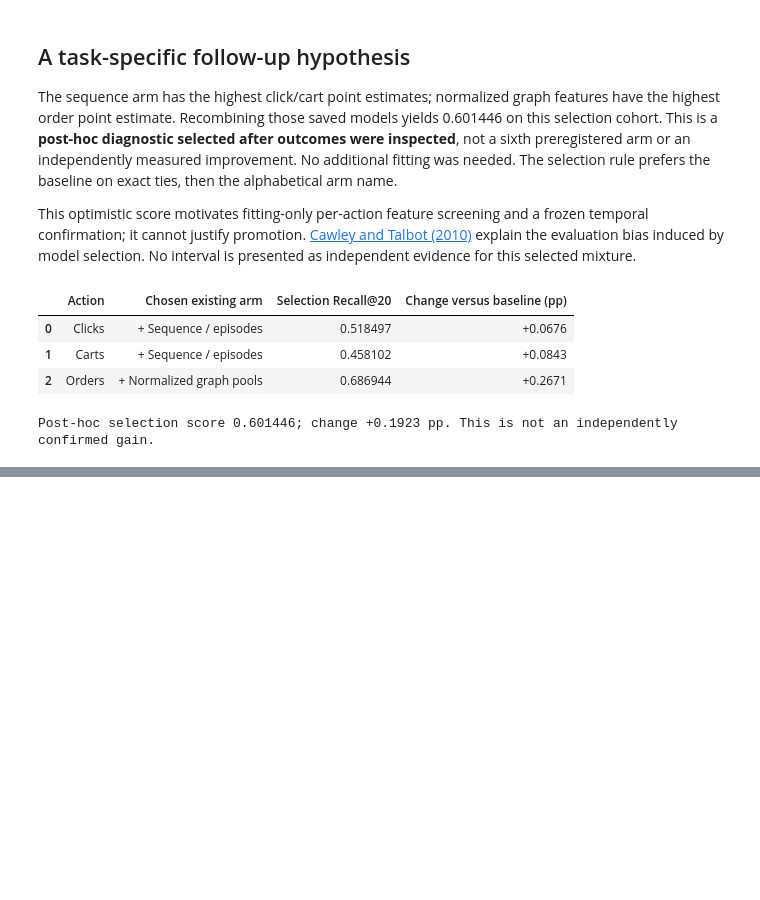
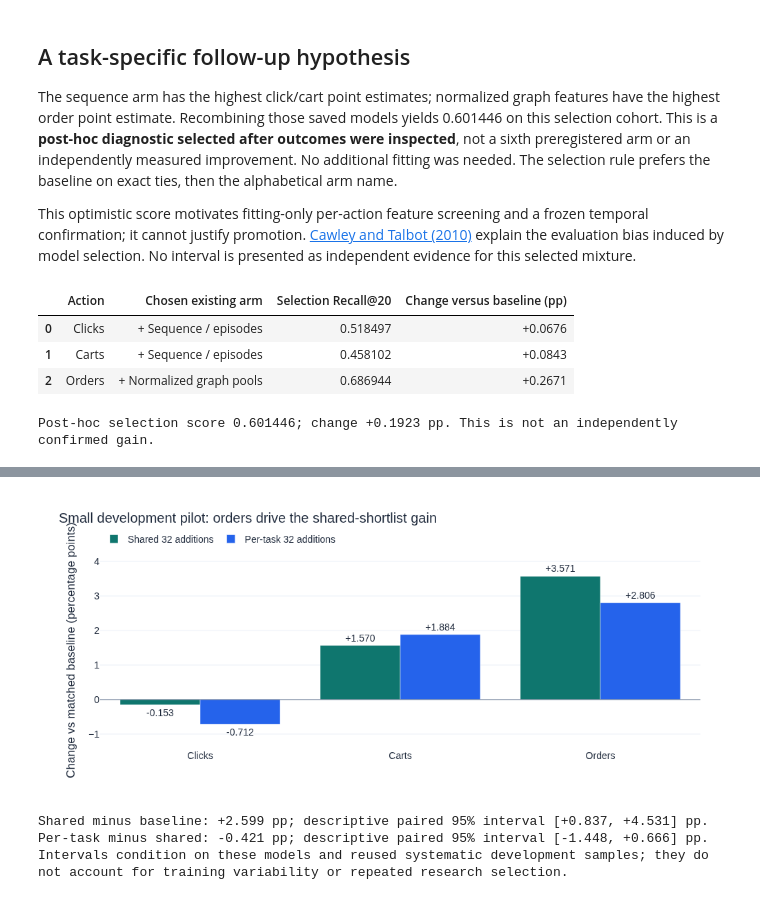
Before and after one commit to alvaromendizabal/otto-recommender-system, a Jupyter notebook: notebooks/09_controlled_feature_study.ipynb, the cells around one changed output, grey strips where cells are left out. Drawn from its saved outputs; the diff is of its cells as text; code cells hidden in the pictures; blank space fills up the shorter version.

Commit message:
research: publish audited task-feature pilot, executed notebooks and bounded next stage

```diff
--- a/notebooks/09_controlled_feature_study.ipynb
+++ b/notebooks/09_controlled_feature_study.ipynb
@@ -819,0 +826,28 @@ Next, reuse the certified feature caches to separate funnel from episode and row
+# %%
+task_run = load('task_feature_run.json')
+for name, expected in task_run['files'].items():
+    assert hashlib.sha256((DATA / name).read_bytes()).hexdigest() == expected, name
+task_result = load('task_feature_results.json')
+task_audit = load('task_feature_audit.json')
+task_screen = load('task_feature_screening.json')
+assert task_run['observed']['ProcessingJobStatus'] == 'Completed'
+assert task_audit['status'] == task_result['status'] == 'passed'
+assert task_audit['native_rankers_verified'] == 9
+assert task_audit['training_free_replay']['training_calls'] == 0
+assert task_audit['training_free_replay']['all_models_and_metrics_identical']
+assert task_result['evaluation_access'] is False and task_result['kaggle_promotion'] is False
+assert task_result['inputs']['fit']['sessions'] == 5120
+assert task_result['inputs']['selection']['sessions'] == 2048
+assert task_screen['study_id'] == task_result['study_id'] == task_run['study_id']
+arm_labels = {'baseline': '102-column baseline', 'shared': 'Shared 32 additions', 'per_task': 'Per-task 32 additions'}
+small_reference = task_result['arms']['baseline']['weighted_recall_at_20']
+rows = []
+for arm, label in arm_labels.items():
+    summary = task_result['arms'][arm]
+    pooled = sum(weights[action] * summary['objectives'][action]['hits'] / summary['objectives'][action]['denominator'] for action in weights)
+    assert abs(pooled - summary['weighted_recall_at_20']) < 1e-12
+    rows.append({'Arm': label, 'Weighted Recall@20': pooled, 'Change vs baseline (pp)': 100 * (pooled - small_reference),
+                 **{action.title(): summary['objectives'][action]['recall_at_20'] for action in weights}})
+display(pd.DataFrame(rows).style.format({name: '{:.6f}' for name in ['Weighted Recall@20', 'Clicks', 'Carts', 'Orders']} | {'Change vs baseline (pp)': '{:+.3f}'}))
+print(f"Managed job completed in {task_run['processing_seconds'] / 60:.2f} processing minutes; estimated instance compute ${task_run['estimated_instance_compute_usd']:.3f}.")
+print('All nine native rankers verified; restart made zero training calls and reproduced every result.')
@@ -819,0 +861,19 @@ Next, reuse the certified feature caches to separate funnel from episode and row
+# %%
+fig = go.Figure()
+for arm, color in [('shared', '#0F766E'), ('per_task', '#2563EB')]:
+    deltas = [100 * (task_result['arms'][arm]['objectives'][action]['recall_at_20'] - task_result['arms']['baseline']['objectives'][action]['recall_at_20']) for action in weights]
+    fig.add_trace(go.Bar(name=arm_labels[arm], x=[action.title() for action in weights], y=deltas,
+        marker_color=color, text=deltas, texttemplate='%{text:+.3f}', textposition='outside'))
+fig.add_hline(y=0, line_color='#64748B', line_width=1)
+show(fig, 'Small development pilot: orders drive the shared-shortlist gain', height=440,
+     yaxis_title='Change vs matched baseline (percentage points)', barmode='group')
+interval = task_result['arms']['shared']['versus_baseline']['gain_interval']
+difference = task_result['arms']['per_task']['versus_shared']
+print(f"Shared minus baseline: {100 * (task_result['arms']['shared']['weighted_recall_at_20'] - small_reference):+.3f} pp; descriptive paired 95% interval [{100 * interval[0]:+.3f}, {100 * interval[1]:+.3f}] pp.")
+print(f"Per-task minus shared: {100 * difference['absolute_gain']:+.3f} pp; descriptive paired 95% interval [{100 * difference['gain_interval'][0]:+.3f}, {100 * difference['gain_interval'][1]:+.3f}] pp.")
+print('Intervals condition on these models and reused systematic development samples; they do not account for training variability or repeated research selection.')
+# %% [output]
+[figure, added]
+Shared minus baseline: +2.599 pp; descriptive paired 95% interval [+0.837, +4.531] pp.
+Per-task minus shared: -0.421 pp; descriptive paired 95% interval [-1.448, +0.666] pp.
+Intervals condition on these models and reused systematic development samples; they do not account for training variability or repeated research selection.
```
Also changed, not shown: parts of 5 cells of this notebook, 26 other files.
